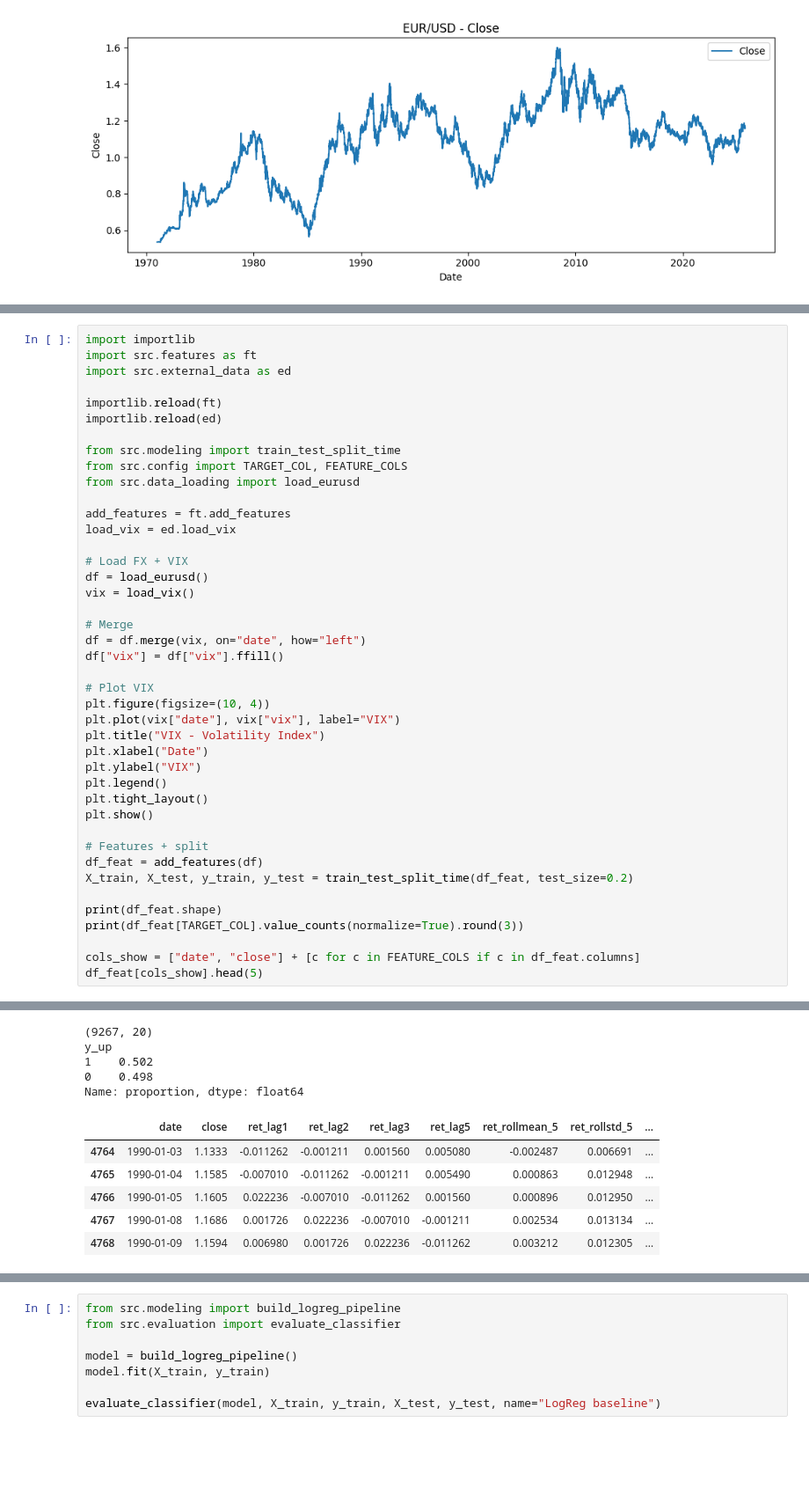
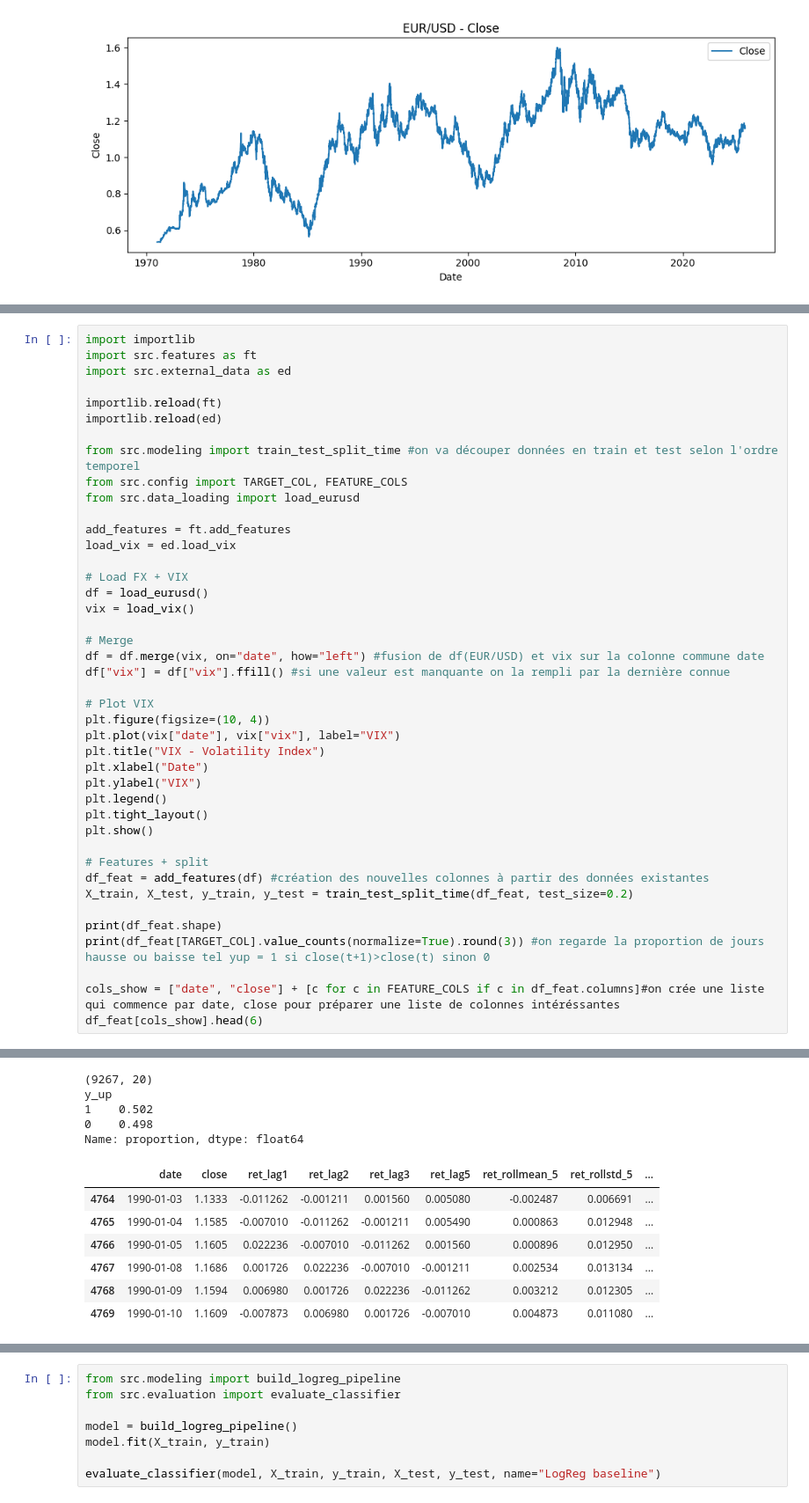
Before and after one commit to martou12/projet-ml-, a Jupyter notebook: notebooks/01_exploration_baseline.ipynb, the cells around one changed output, grey strips where cells are left out. Shown: that part at 88% size. Cells and saved outputs as stored; diff of their text form; blank space fills up the shorter version.

```diff
--- a/notebooks/01_exploration_baseline.ipynb
+++ b/notebooks/01_exploration_baseline.ipynb
@@ -55,7 +56,7 @@ import src.external_data as ed
 importlib.reload(ft)
 importlib.reload(ed)
 
-from src.modeling import train_test_split_time
+from src.modeling import train_test_split_time #on va découper données en train et test selon l'ordre temporel
 from src.config import TARGET_COL, FEATURE_COLS
 from src.data_loading import load_eurusd
 
@@ -67,39 +68,40 @@ df = load_eurusd()
 vix = load_vix()
 
 # Merge
-df = df.merge(vix, on="date", how="left")
-df["vix"] = df["vix"].ffill()
+df = df.merge(vix, on="date", how="left") #fusion de df(EUR/USD) et vix sur la colonne commune date
+df["vix"] = df["vix"].ffill() #si une valeur est manquante on la rempli par la dernière connue
 
 # Plot VIX
 plt.figure(figsize=(10, 4))
 plt.plot(vix["date"], vix["vix"], label="VIX")
 plt.title("VIX - Volatility Index")
 plt.xlabel("Date")
 plt.ylabel("VIX")
 plt.legend()
 plt.tight_layout()
 plt.show()
 
 # Features + split
-df_feat = add_features(df)
+df_feat = add_features(df) #création des nouvelles colonnes à partir des données existantes
 X_train, X_test, y_train, y_test = train_test_split_time(df_feat, test_size=0.2)
 
 print(df_feat.shape)
-print(df_feat[TARGET_COL].value_counts(normalize=True).round(3))
+print(df_feat[TARGET_COL].value_counts(normalize=True).round(3)) #on regarde la proportion de jours hausse ou baisse tel yup = 1 si close(t+1)>close(t) sinon 0
 
-cols_show = ["date", "close"] + [c for c in FEATURE_COLS if c in df_feat.columns]
-df_feat[cols_show].head(5)
+cols_show = ["date", "close"] + [c for c in FEATURE_COLS if c in df_feat.columns]#on crée une liste qui commence par date, close pour préparer une liste de colonnes intéréssantes
+df_feat[cols_show].head(6)
 # %% [output]
 [figure]
 (9267, 20)
 y_up
 1    0.502
 0    0.498
 Name: proportion, dtype: float64
 |  | date | close | ret_lag1 | ret_lag2 | ret_lag3 | ret_lag5 | ret_rollmean_5 | ret_rollstd_5 | ... |
 | 4764 | 1990-01-03 | 1.1333 | -0.011262 | -0.001211 | 0.001560 | 0.005080 | -0.002487 | 0.006691 | ... |
 | 4765 | 1990-01-04 | 1.1585 | -0.007010 | -0.011262 | -0.001211 | 0.005490 | 0.000863 | 0.012948 | ... |
 | 4766 | 1990-01-05 | 1.1605 | 0.022236 | -0.007010 | -0.011262 | 0.001560 | 0.000896 | 0.012950 | ... |
 | 4767 | 1990-01-08 | 1.1686 | 0.001726 | 0.022236 | -0.007010 | -0.001211 | 0.002534 | 0.013134 | ... |
 | 4768 | 1990-01-09 | 1.1594 | 0.006980 | 0.001726 | 0.022236 | -0.011262 | 0.003212 | 0.012305 | ... |
+| 4769 | 1990-01-10 | 1.1609 | -0.007873 | 0.006980 | 0.001726 | -0.007010 | 0.004873 | 0.011080 | ... |
 # %%
```
Also changed, not shown: parts of 3 cells of this notebook, 4 other files.
